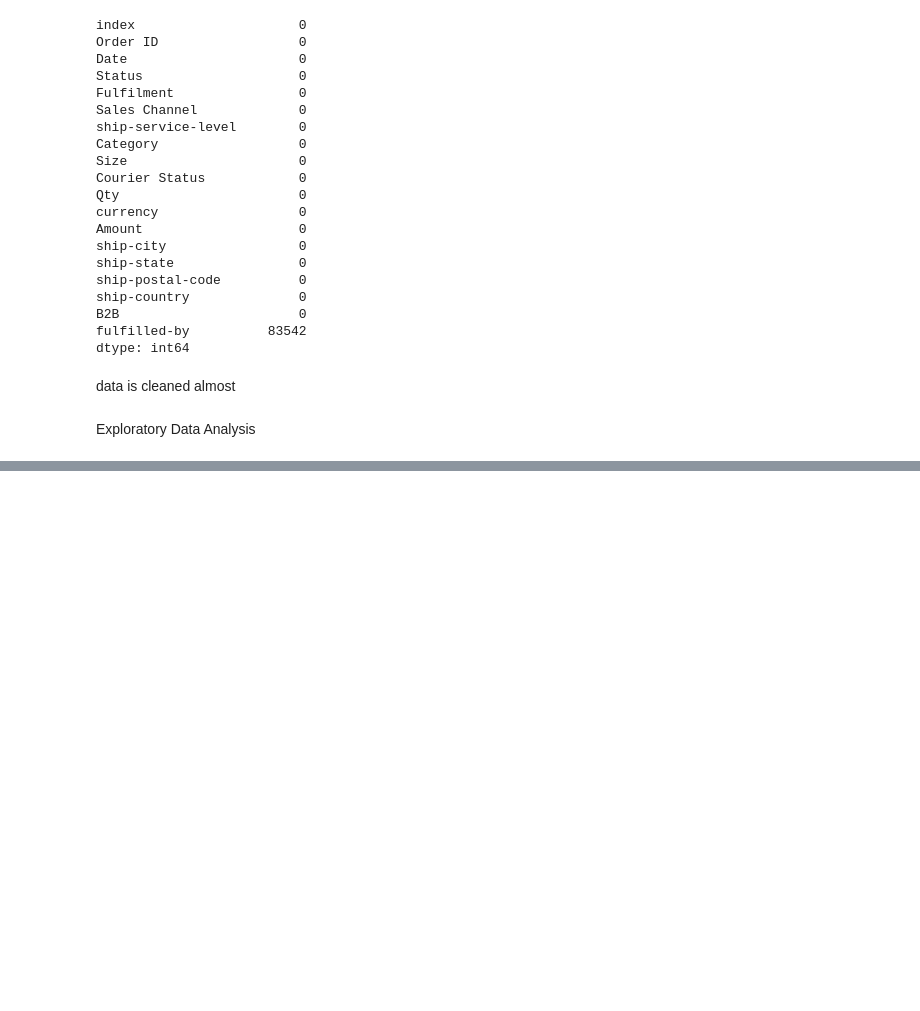
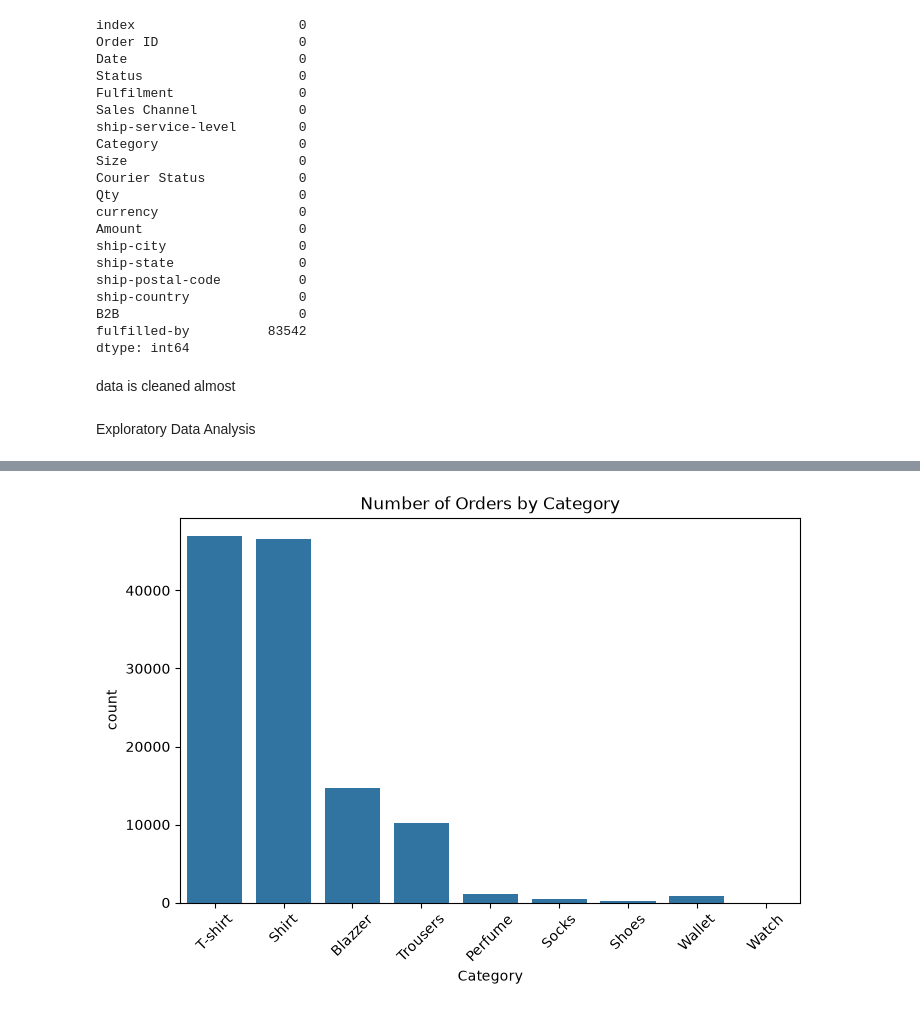
Before and after one commit to gaurvithakur/python-ds-learning, a Jupyter notebook: Projects/Amazon_Sales_Analysis/amazon_sales.ipynb, the cells around one changed output, grey strips where cells are left out. Drawn from its saved outputs; the diff is of its cells as text; code cells hidden in the pictures; blank space fills up the shorter version.

```diff
--- a/Projects/Amazon_Sales_Analysis/amazon_sales.ipynb
+++ b/Projects/Amazon_Sales_Analysis/amazon_sales.ipynb
@@ -186,0 +230,9 @@ Exploratory Data Analysis
+# %%
+# Visulaization
+plt.figure(figsize=(8,5))
+sns.countplot(data=df, x="Category")
+plt.xticks(rotation=45)
+plt.title("Number of Orders by Category")
+plt.show()
+# %% [output]
+[figure, added]
```
Also changed, not shown: parts of 10 cells of this notebook.
